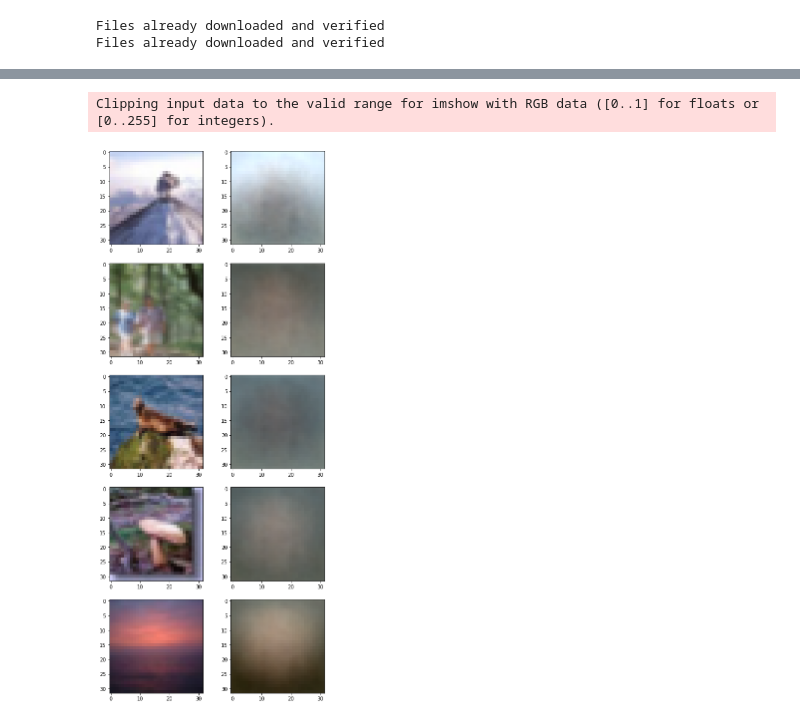
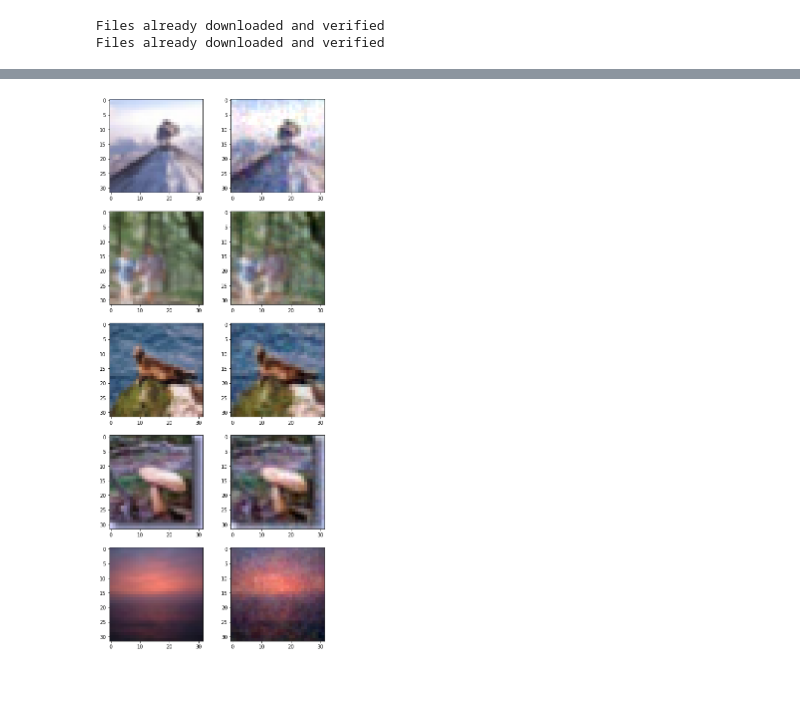
Before and after one commit to pinae/Torch-Autoencoder, a Jupyter notebook: Torch Autoencoder.ipynb, the cells around one changed output, grey strips where cells are left out. Cells and saved outputs as stored; diff of their text form; code cells hidden in the pictures; blank space fills up the shorter version.

```diff
--- a/Torch Autoencoder.ipynb
+++ b/Torch Autoencoder.ipynb
@@ -49,13 +51,14 @@ class NeuralNetwork(nn.Module):
         super(NeuralNetwork, self).__init__()
         self.flatten = nn.Flatten()
         self.layer_stack = nn.Sequential(
-            nn.Linear(32*32*3, 2048),
-            nn.ReLU(),
-            #nn.Linear(2048, 1024),
+            nn.Linear(32*32*3, 32*32*1),
             #nn.ReLU(),
-            #nn.Linear(1024, 2048),
+            nn.LeakyReLU(negative_slope=0.1, inplace=False),
+            #nn.Linear(64, 2048),
             #nn.ReLU(),
-            nn.Linear(2048, 32*32*3)
+            #nn.Linear(2048, 32*32*3),
+            #nn.ReLU(),
+            nn.Linear(32*32*1, 32*32*3)
         )
 
     def forward(self, x):
@@ -85,7 +88,7 @@ def train(dataloader, model, loss_fn, optimizer):
     size = len(dataloader.dataset)
     model.train()
     for batch, (X, y) in enumerate(dataloader):
-        X, y = X.to(device), y.to(device)
+        X = (X - 0.5).to(device)
 
         # Compute prediction error
         pred = model(X)
@@ -107,13 +110,13 @@ def test(dataloader, model, loss_fn):
     test_loss = 0
     with torch.no_grad():
         for X, y in dataloader:
-            X, y = X.to(device), y.to(device)
+            X = (X - 0.5).to(device)
             pred = model(X)
             test_loss += loss_fn(pred, X).item()
     test_loss /= num_batches
     print(f"Test Error: Avg loss: {test_loss:>8f} \n")
 # %%
-epochs = 10
+epochs = 40
 for t in range(epochs):
     print(f"Epoch {t+1}\n-------------------------------")
     train(train_dataloader, model, loss_fn, optimizer)
@@ -140,24 +143,24 @@ Done!
 # %%
 %matplotlib inline
 from matplotlib import pyplot as plt
+import numpy as np
 
 img_count = 5
 input_data_arr = [None]*img_count
 reconstruction_arr = [None]*img_count
 for X, y in test_dataloader:
     for i in range(img_count):
         input_data_arr[i] = X[i,:,:,:].permute(1, 2, 0)
-    X = X.to(device)
+    X = (X - 0.5).to(device)
     reconstruction = model(X)
     for i in range(img_count):
         reconstruction_arr[i] = reconstruction[i,:,:,:].permute(1, 2, 0)
     break
 
 _, axarr = plt.subplots(img_count, 2, figsize=(8, 20))
 for i in range(img_count):
     axarr[i, 0].imshow(input_data_arr[i], interpolation='nearest')
-    axarr[i, 1].imshow(reconstruction_arr[i].detach().numpy(), interpolation='nearest')
+    axarr[i, 1].imshow(np.clip(reconstruction_arr[i].cpu().detach().numpy() + 0.5, 0, 1), interpolation='nearest')
 plt.show()
 # %% [output]
-Clipping input data to the valid range for imshow with RGB data ([0..1] for floats or [0..255] for integers).
-[figure, old version]
+[figure, new version]
```
Also changed, not shown: parts of 4 cells of this notebook.
